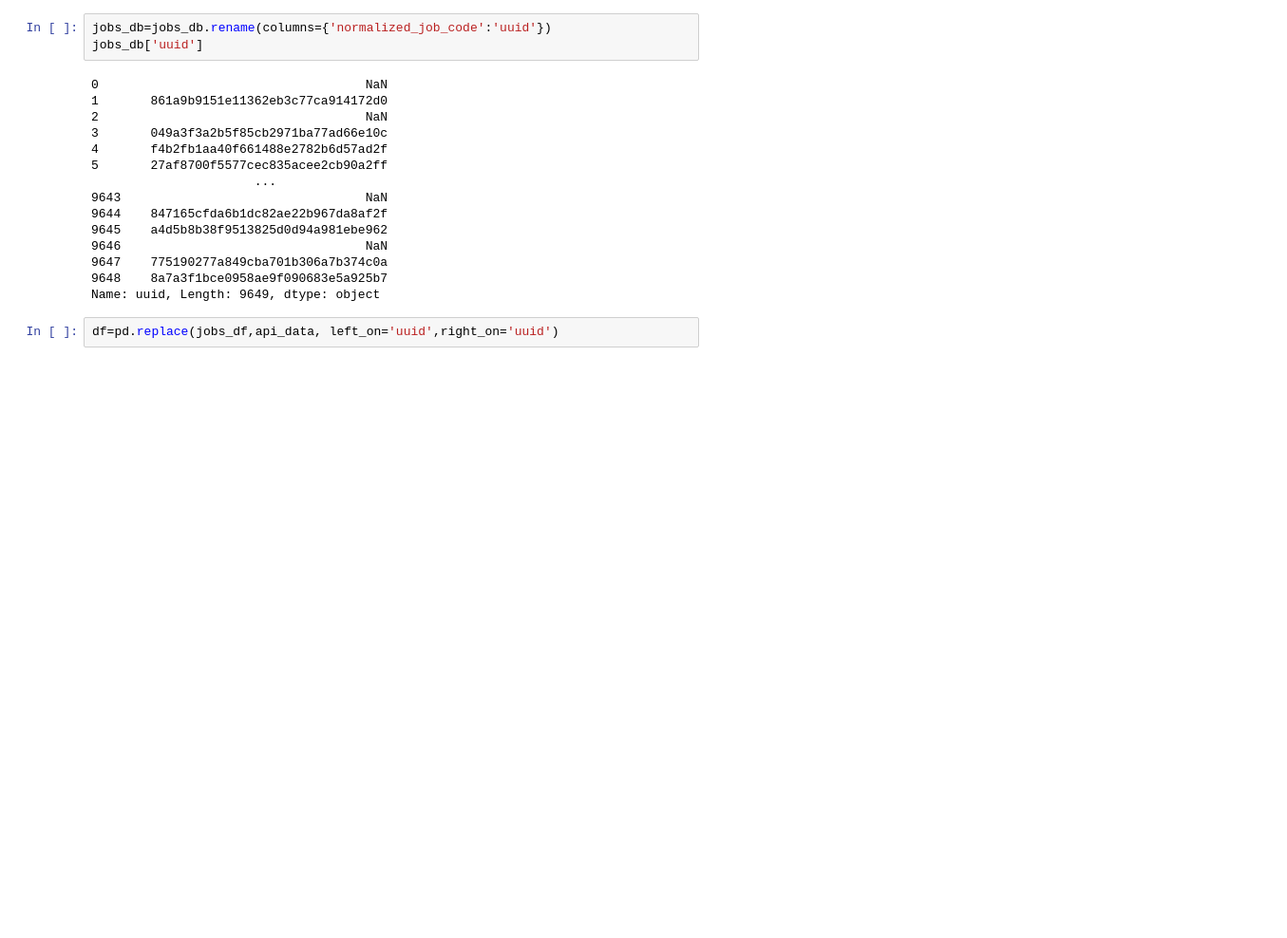
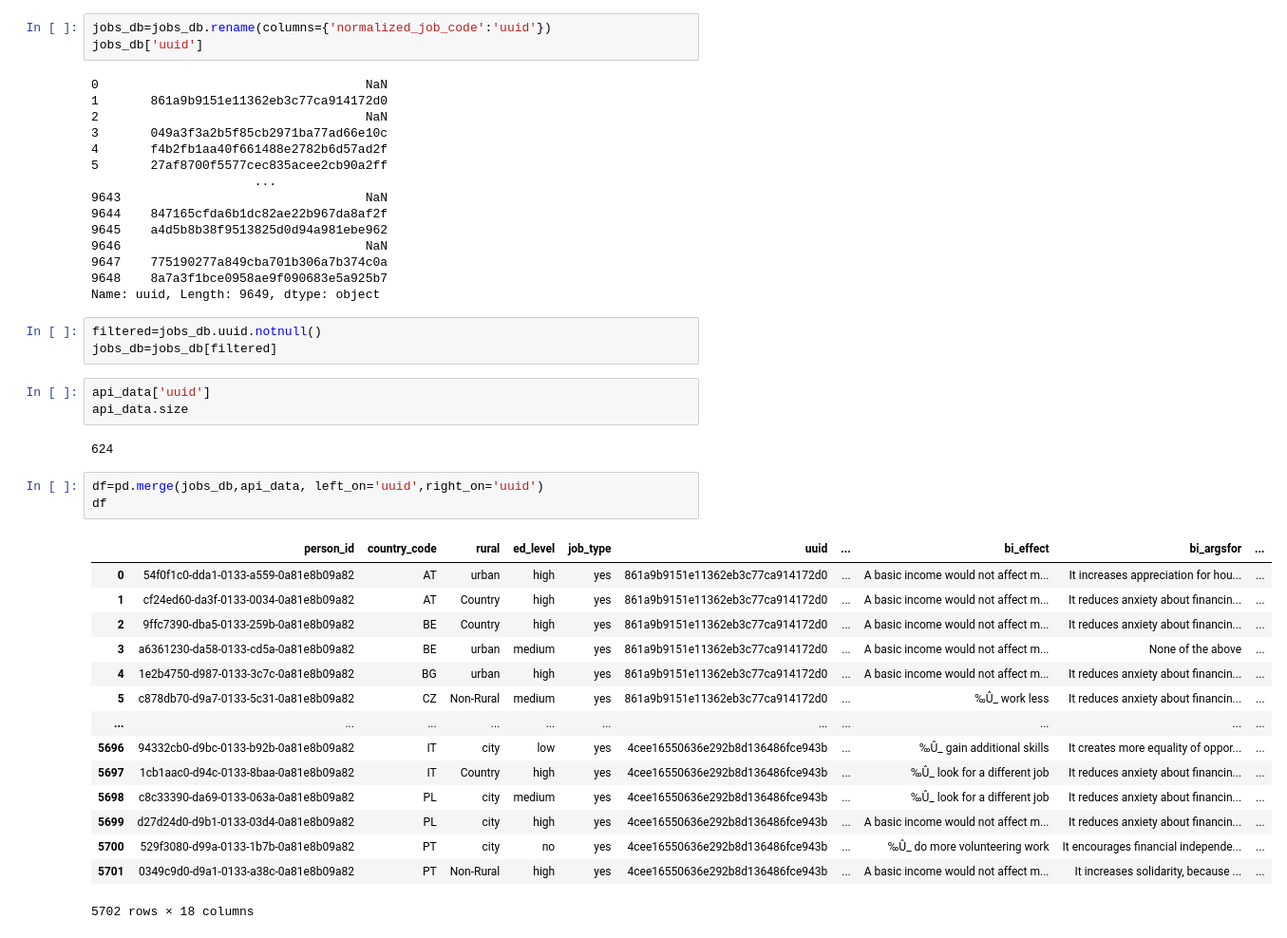
Before and after one commit to mccuadradobriones/data-project-template, a Jupyter notebook: notebooks/wrangling.ipynb, the cells around one changed output. Shown: that part at 95% size. Saved outputs shown, nothing was run; the diff lists cells and outputs as text; blank space fills up the shorter version.

```diff
--- a/notebooks/wrangling.ipynb
+++ b/notebooks/wrangling.ipynb
@@ -112,5 +108,30 @@ jobs_db['uuid']
 9647    775190277a849cba701b306a7b374c0a
 9648    8a7a3f1bce0958ae9f090683e5a925b7
 Name: uuid, Length: 9649, dtype: object
+# %%
+filtered=jobs_db.uuid.notnull()
+jobs_db=jobs_db[filtered]
+# %%
+api_data['uuid']
+api_data.size
+# %% [output]
+624
 # %%
-df=pd.replace(jobs_df,api_data, left_on='uuid',right_on='uuid')
+df=pd.merge(jobs_db,api_data, left_on='uuid',right_on='uuid')
+df
+# %% [output]
+|  | person_id | country_code | rural | ed_level | job_type | uuid | ... | bi_effect | bi_argsfor | ... |
+| 0 | 54f0f1c0-dda1-0133-a559-0a81e8b09a82 | AT | urban | high | yes | 861a9b9151e11362eb3c77ca914172d0 | ... | A basic income would not affect m... | It increases appreciation for hou... | ... |
+| 1 | cf24ed60-da3f-0133-0034-0a81e8b09a82 | AT | Country | high | yes | 861a9b9151e11362eb3c77ca914172d0 | ... | A basic income would not affect m... | It reduces anxiety about financin... | ... |
+| 2 | 9ffc7390-dba5-0133-259b-0a81e8b09a82 | BE | Country | high | yes | 861a9b9151e11362eb3c77ca914172d0 | ... | A basic income would not affect m... | It reduces anxiety about financin... | ... |
+| 3 | a6361230-da58-0133-cd5a-0a81e8b09a82 | BE | urban | medium | yes | 861a9b9151e11362eb3c77ca914172d0 | ... | A basic income would not affect m... | None of the above | ... |
+| 4 | 1e2b4750-d987-0133-3c7c-0a81e8b09a82 | BG | urban | high | yes | 861a9b9151e11362eb3c77ca914172d0 | ... | A basic income would not affect m... | It reduces anxiety about financin... | ... |
+| 5 | c878db70-d9a7-0133-5c31-0a81e8b09a82 | CZ | Non-Rural | medium | yes | 861a9b9151e11362eb3c77ca914172d0 | ... | ‰Û_ work less | It reduces anxiety about financin... | ... |
+| ... | ... | ... | ... | ... | ... | ... | ... | ... | ... | ... |
+| 5696 | 94332cb0-d9bc-0133-b92b-0a81e8b09a82 | IT | city | low | yes | 4cee16550636e292b8d136486fce943b | ... | ‰Û_ gain additional skills | It creates more equality of oppor... | ... |
+| 5697 | 1cb1aac0-d94c-0133-8baa-0a81e8b09a82 | IT | Country | high | yes | 4cee16550636e292b8d136486fce943b | ... | ‰Û_ look for a different job | It reduces anxiety about financin... | ... |
+| 5698 | c8c33390-da69-0133-063a-0a81e8b09a82 | PL | city | medium | yes | 4cee16550636e292b8d136486fce943b | ... | ‰Û_ look for a different job | It reduces anxiety about financin... | ... |
+| 5699 | d27d24d0-d9b1-0133-03d4-0a81e8b09a82 | PL | city | high | yes | 4cee16550636e292b8d136486fce943b | ... | A basic income would not affect m... | It reduces anxiety about financin... | ... |
+| 5700 | 529f3080-d99a-0133-1b7b-0a81e8b09a82 | PT | city | no | yes | 4cee16550636e292b8d136486fce943b | ... | ‰Û_ do more volunteering work | It encourages financial independe... | ... |
+| 5701 | 0349c9d0-d9a1-0133-a38c-0a81e8b09a82 | PT | Non-Rural | high | yes | 4cee16550636e292b8d136486fce943b | ... | A basic income would not affect m... | It increases solidarity, because ... | ... |
+5702 rows × 18 columns
```
Also changed, not shown: parts of 14 cells of this notebook, 4 other files.
